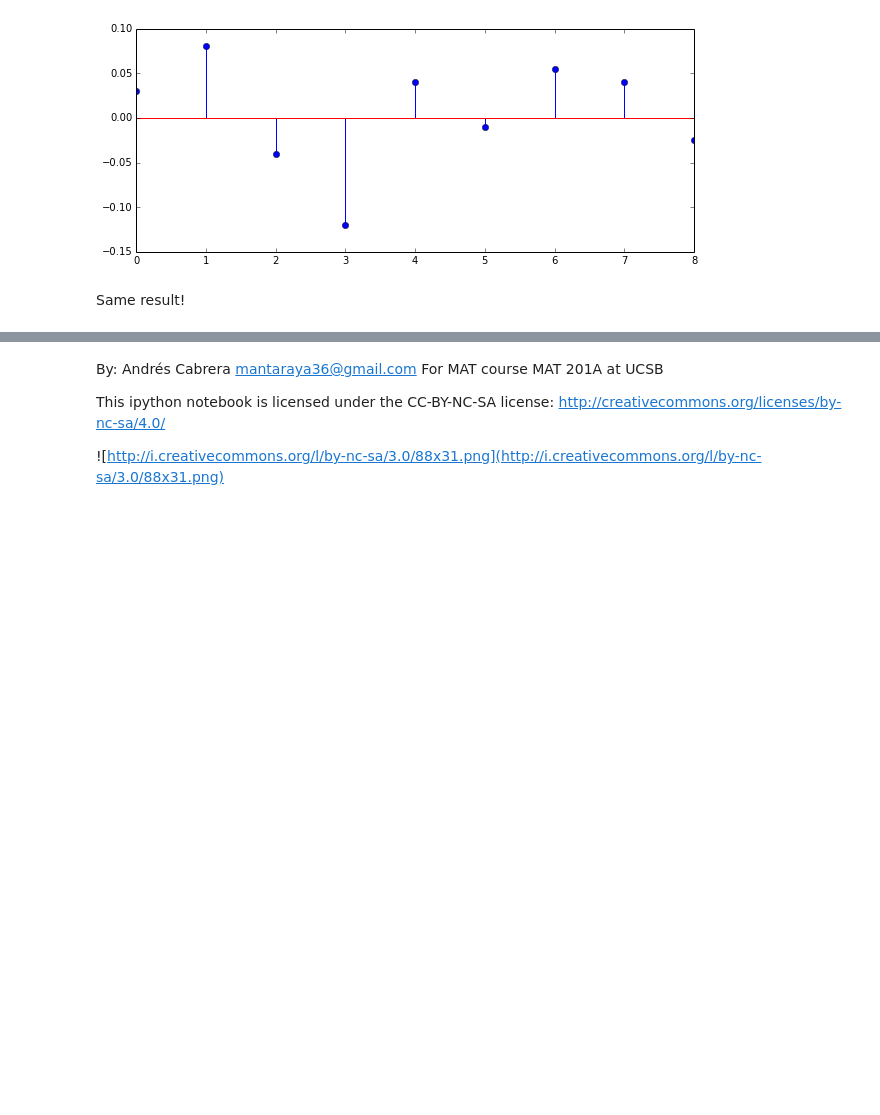
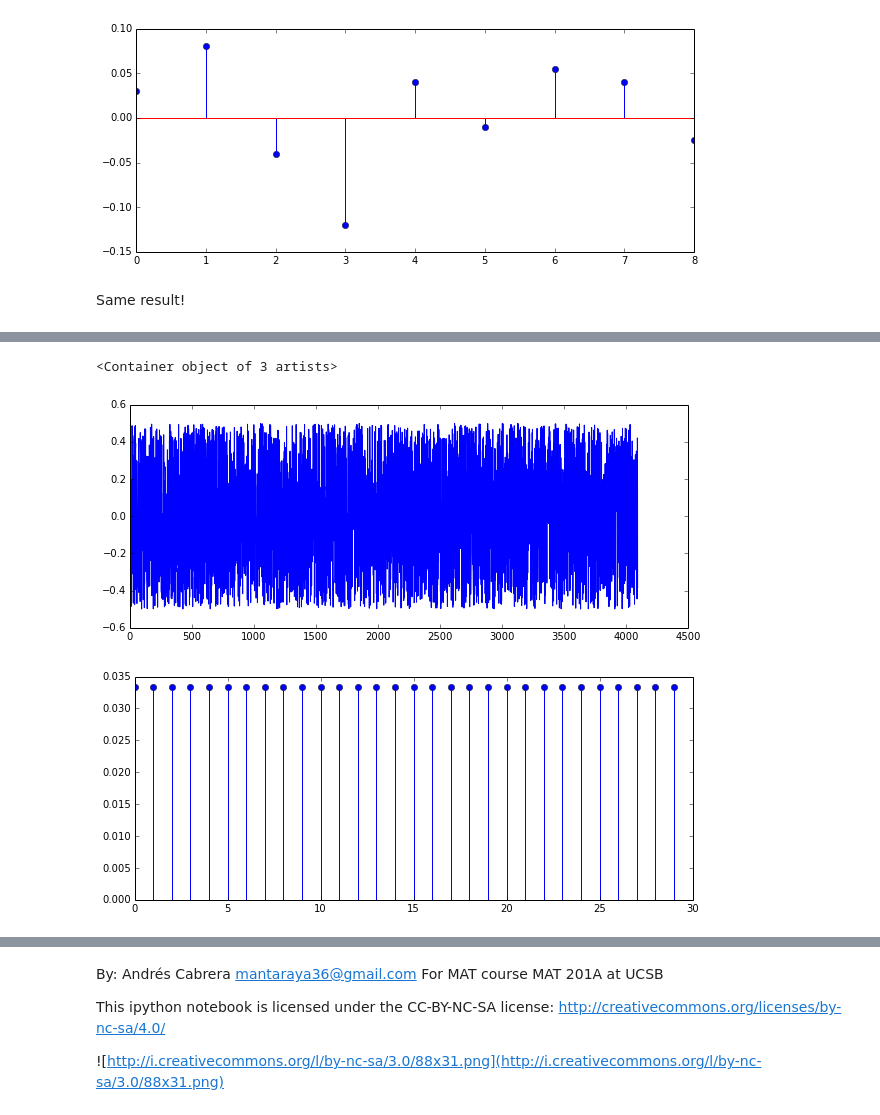
Before and after one commit to mantaraya36/201A-ipython, a Jupyter notebook: Convolution.ipynb, the cells around one changed output, grey strips where cells are left out. Saved outputs shown, nothing was run; the diff lists cells and outputs as text; code cells hidden in the pictures; blank space fills up the shorter version.

```diff
--- a/Convolution.ipynb
+++ b/Convolution.ipynb
@@ -232,0 +240,10 @@ Same result!
+# %%
+g = ones(30)/30.0
+# %%
+plot(f)
+figure()
+stem(g)
+# %% [output]
+<Container object of 3 artists>
+[figure, added]
+[figure, added]
```
Also changed, not shown: parts of 20 cells of this notebook, 2 other files.
